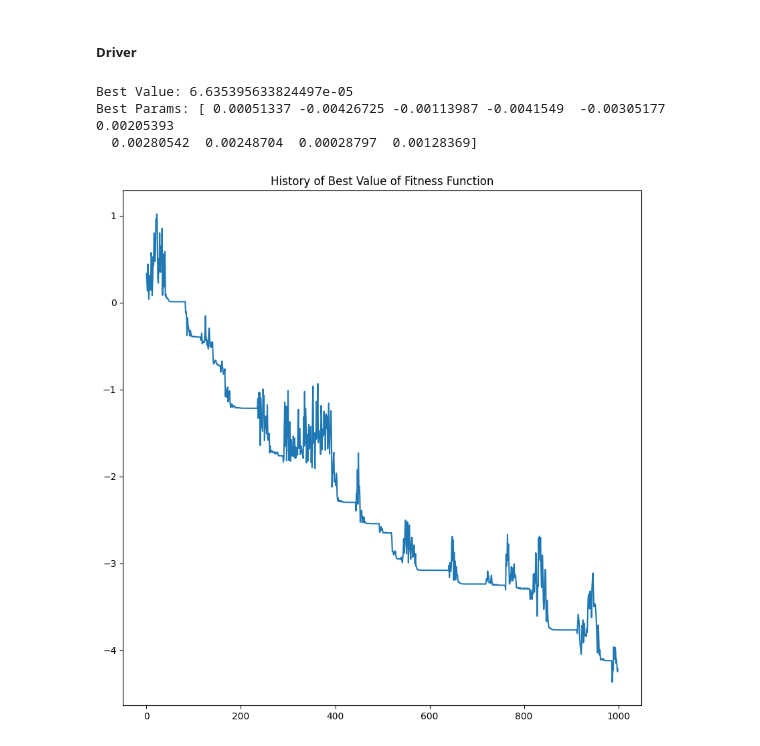
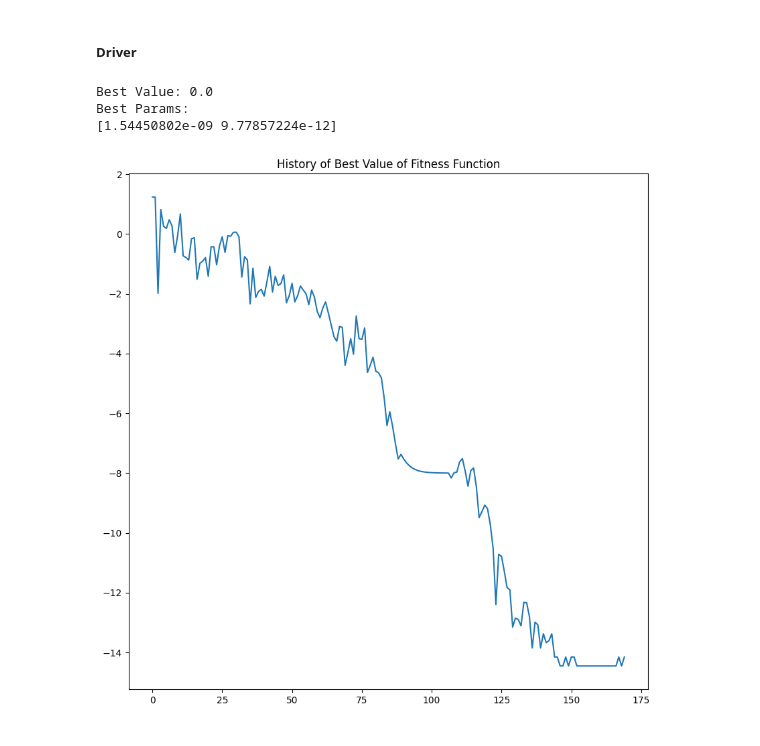
Before and after one commit to amirali022/pso, a Jupyter notebook: pso.ipynb, the cells around one changed output. Cells and saved outputs as stored; diff of their text form; code cells hidden in the pictures.

Commit message:
add tol to pso algorithm

```diff
--- a/pso.ipynb
+++ b/pso.ipynb
@@ -27,8 +27,9 @@ def rastr( x):
 # pn: number of particles
 # domain: range of search space in every dimension
 # n_iter: number of iterations
+# tol: minimum value considered for value of fitness function
 # fit: fitness function
-def pso( w, c1, c2, d, pn, domain, n_iter, fit):
+def pso( w, c1, c2, d, pn, domain, n_iter, tol, fit):
 
 	# position of particles. initial seed within [ -domain, domain]
 	p = ( 2 * domain * np.random.rand( pn, d)) - domain
@@ -51,13 +52,17 @@ def pso( w, c1, c2, d, pn, domain, n_iter, fit):
 	fgbest, gbest = f.min(), p[ f.argmin()]
 
 	# variable for recording history of fgbest (best value of fit function)
-	history = np.zeros( n_iter)
+	history = []
 
 	# iterate n_iter time
 	for i in range( n_iter):
 
 		# recording best value of fit function
-		history[ i] = fgbest
+		history.append( fgbest)
+
+		# stop the algorithm if optimum point is reached
+		if fgbest <= tol:
+			break
 
 		# generate two matrices of random numbers in range [ -1, 1] and shape of ( pn, d) ( for each particle and for each dimension)
 		r1 = np.random.rand( pn, d)
@@ -92,24 +97,25 @@ def pso( w, c1, c2, d, pn, domain, n_iter, fit):
 # %%
 h, f, p = pso(
 	w=0.7,
-	c1=2,
-	c2=2,
-	d=10,
-	pn=10,
+	c1=1.5,
+	c2=1.5,
+	d=2,
+	pn=4,
 	domain=1,
 	n_iter=1000,
-	fit=sphere
+	tol=0,
+	fit=rastr
 )
 
 print( f"Best Value: { f}")
-print( f"Best Params: { p}")
+print( f"Best Params:\n{ p}")
 
 plt.figure( figsize=( 10, 10))
 plt.title( "History of Best Value of Fitness Function")
 plt.plot( np.log10( h))
 plt.show()
 # %% [output]
-Best Value: 6.635395633824497e-05
-Best Params: [ 0.00051337 -0.00426725 -0.00113987 -0.0041549  -0.00305177  0.00205393
-  0.00280542  0.00248704  0.00028797  0.00128369]
+Best Value: 0.0
+Best Params:
+[1.54450802e-09 9.77857224e-12]
-[figure, old version]
+[figure, new version]
```
